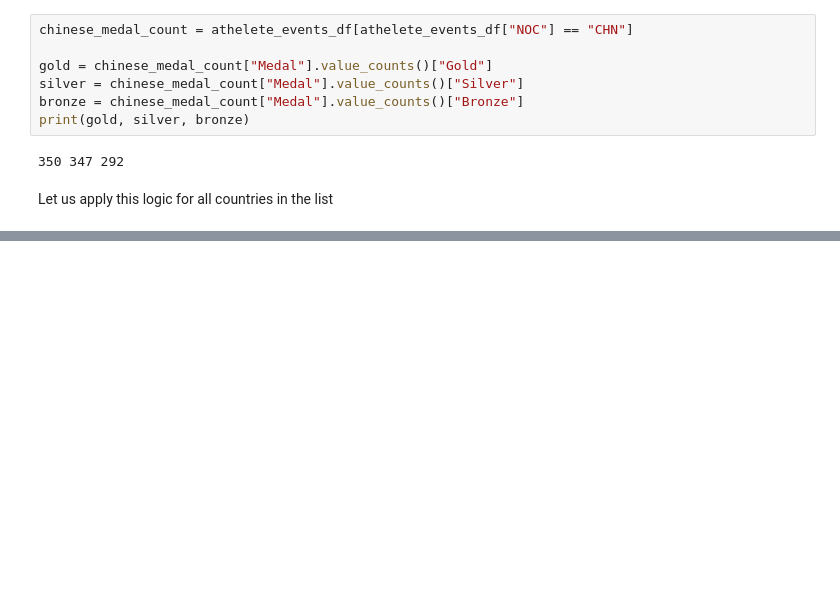
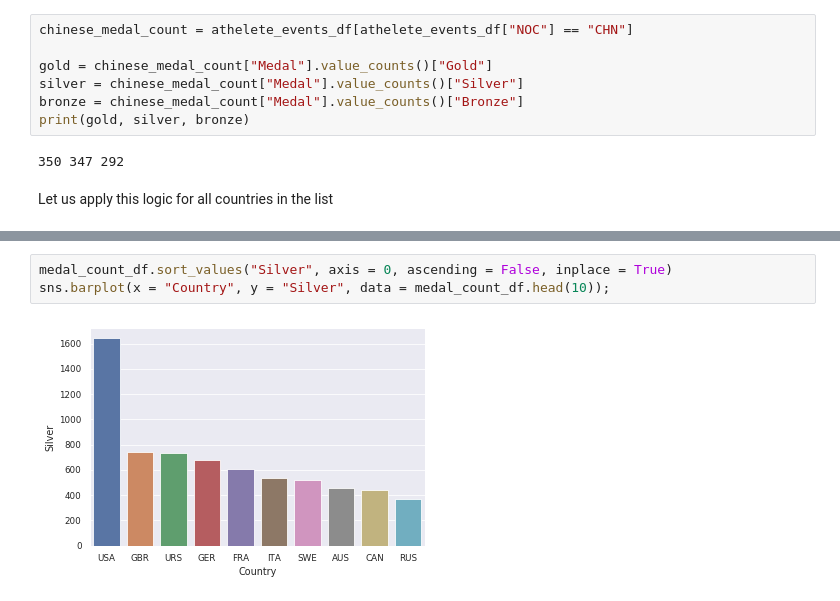
Before and after one commit to AMMLRepos/Data-Analysis-120-years-of-olympic-history, a Jupyter notebook: data_analysis_120_years_of_olympic.ipynb, the cells around one changed output, grey strips where cells are left out. Saved outputs shown, nothing was run; the diff lists cells and outputs as text; blank space fills up the shorter version.

```diff
--- a/data_analysis_120_years_of_olympic.ipynb
+++ b/data_analysis_120_years_of_olympic.ipynb
@@ -515,0 +547,5 @@ print(medal_count_df)
+# %%
+medal_count_df.sort_values("Silver", axis = 0, ascending = False, inplace = True)
+sns.barplot(x = "Country", y = "Silver", data = medal_count_df.head(10));
+# %% [output]
+[figure, added]
```
Also changed, not shown: parts of 14 cells of this notebook.
